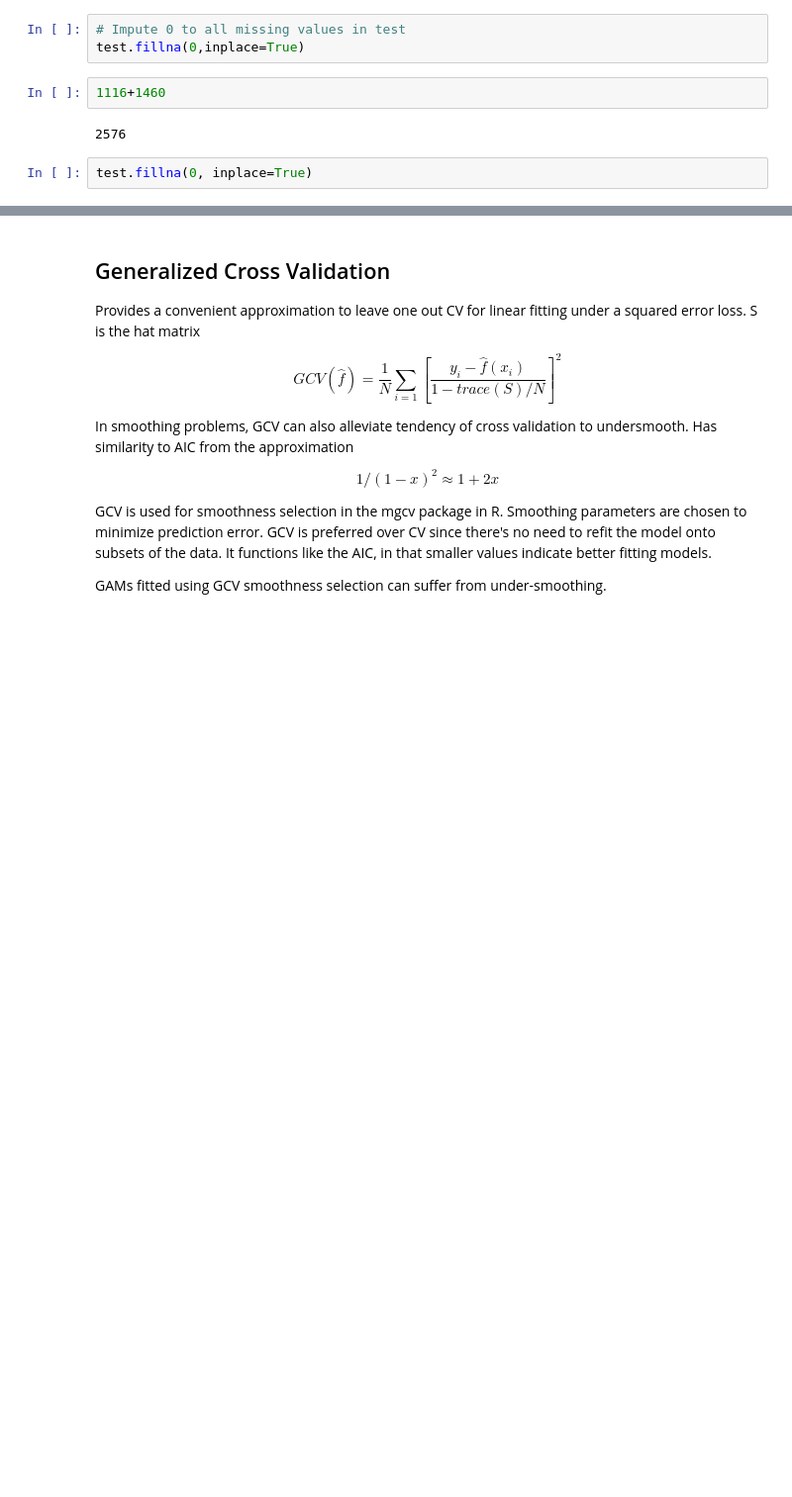
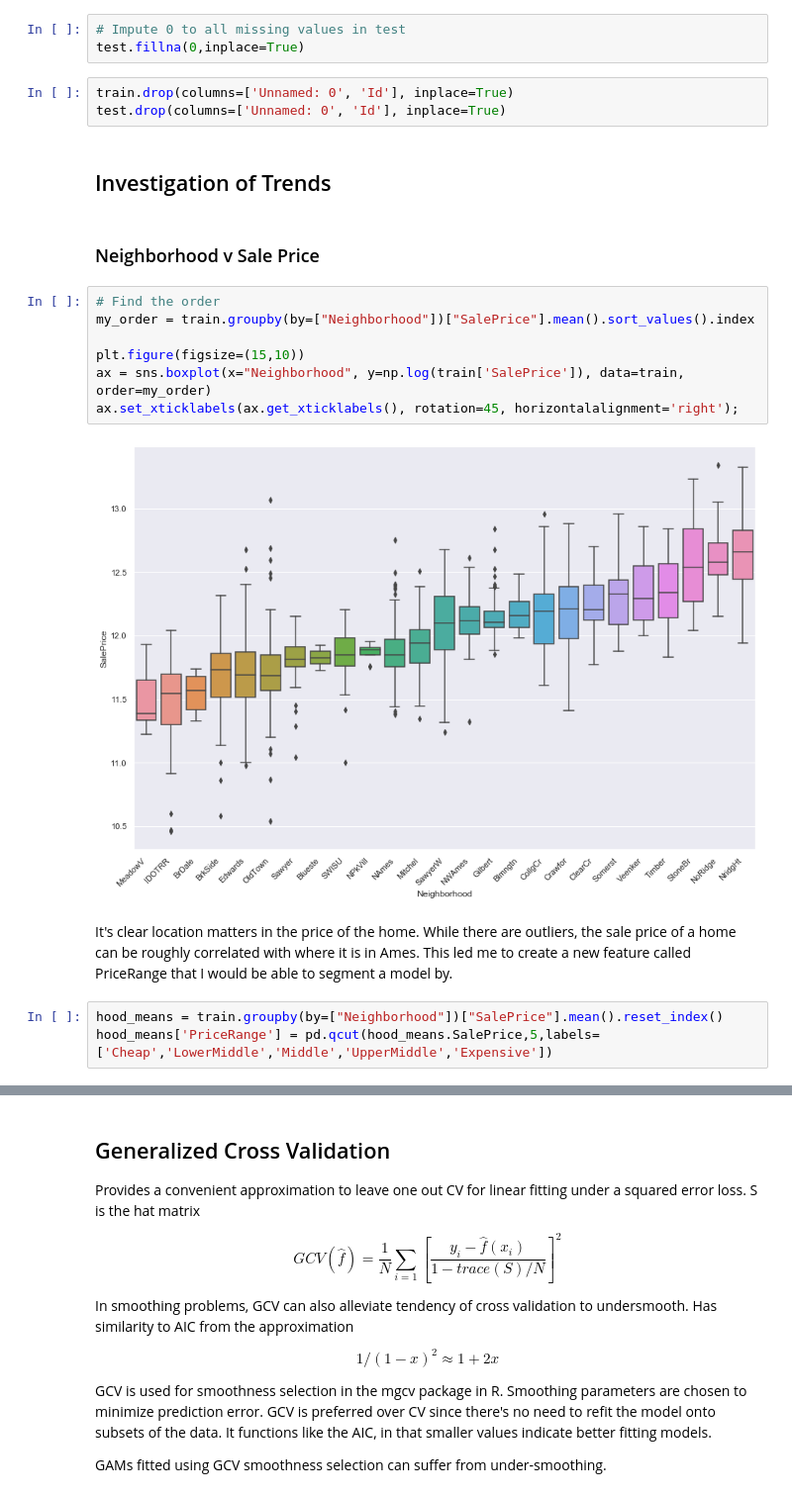
Before and after one commit to snuzbrokh/Ames-Housing, a Jupyter notebook: Sam/workbook.ipynb, the cells around one changed output, grey strips where cells are left out. Shown: that part at 99% size. Drawn from its saved outputs; the diff is of its cells as text; blank space fills up the shorter version.

```diff
--- a/Sam/workbook.ipynb
+++ b/Sam/workbook.ipynb
@@ -28,9 +28,24 @@ test[test.isnull().any(axis=1)]
 # %%
 # Impute 0 to all missing values in test
 test.fillna(0,inplace=True)
-# %%
-1116+1460
-# %% [output]
-2576
-# %%
-test.fillna(0, inplace=True)
+# %%
+train.drop(columns=['Unnamed: 0', 'Id'], inplace=True)
+test.drop(columns=['Unnamed: 0', 'Id'], inplace=True)
+# %% [markdown]
+## Investigation of Trends
+# %% [markdown]
+### Neighborhood v Sale Price
+# %%
+# Find the order
+my_order = train.groupby(by=["Neighborhood"])["SalePrice"].mean().sort_values().index
+
+plt.figure(figsize=(15,10))
+ax = sns.boxplot(x="Neighborhood", y=np.log(train['SalePrice']), data=train, order=my_order)
+ax.set_xticklabels(ax.get_xticklabels(), rotation=45, horizontalalignment='right');
+# %% [output]
+[figure, added]
+# %% [markdown]
+It's clear location matters in the price of the home. While there are outliers, the sale price of a home can be roughly correlated with where it is in Ames. This led me to create a new feature called PriceRange that I would be able to segment a model by.
+# %%
+hood_means = train.groupby(by=["Neighborhood"])["SalePrice"].mean().reset_index()
+hood_means['PriceRange'] = pd.qcut(hood_means.SalePrice,5,labels=['Cheap','LowerMiddle','Middle','UpperMiddle','Expensive'])
```
Also changed, not shown: parts of 73 cells of this notebook, 7 other files.
